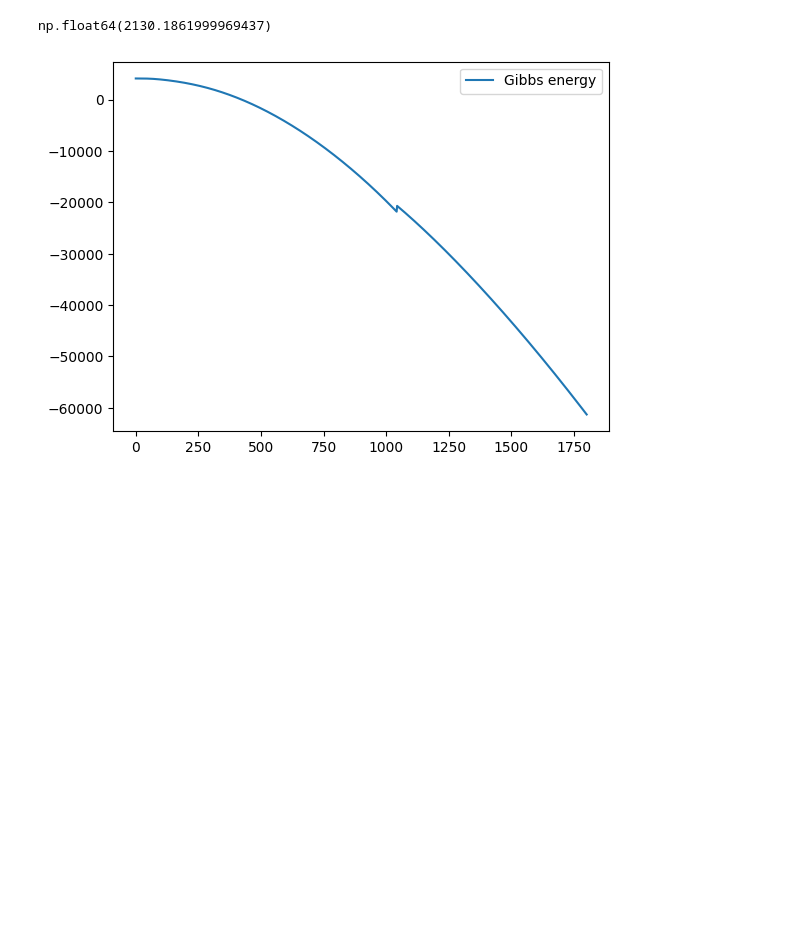
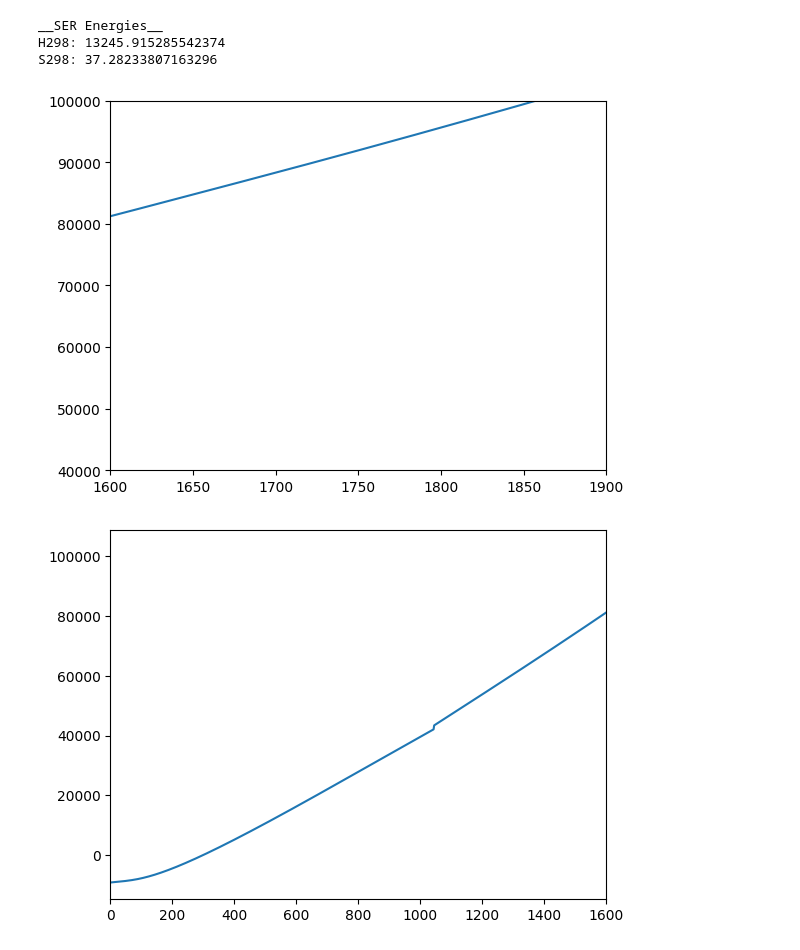
Before and after one commit to mfrichtl/librecalphad, a Jupyter notebook: libreCalphad/examples/Cp_fitting.ipynb, the cells around one changed output. Cells and saved outputs as stored; diff of their text form; code cells hidden in the pictures; blank space fills up the shorter version.

```diff
--- a/libreCalphad/examples/Cp_fitting.ipynb
+++ b/libreCalphad/examples/Cp_fitting.ipynb
@@ -117,22 +206,44 @@ RSE: 0.6207 J/mol/K
 # %%
-from libreCalphad.models.segmented_regression import calc_enthalpy, calc_entropy, calc_gibbs_energy, _xiong_enthalpy, _bent_cable_enthalpy
+import espei
+from libreCalphad.models.segmented_regression import calc_enthalpy, calc_entropy, calc_gibbs_energy, _xiong_enthalpy, _xiong_entropy, _bent_cable_enthalpy
 import matplotlib.pyplot as plt
+import numpy as np
+import pandas as pd
 
-xiong_params = [beta_Fe, struct_fact_bcc, Tc_Fe]
-# enthalpy = calc_enthalpy(df_model["temperature"], min_fits, xiong_params=xiong_params)
-# xiong_enthalpy = _xiong_enthalpy(df_model["temperature"], *xiong_params)
+# magnetic model constants
+beta_Fe = 2.22  # magnetic moment per atom Fe
+struct_fact_bcc = 0.37
+Tc_Fe = 1043  # K, Curie temperature for Fe
+theta_Fe = 309  # K, Einstein temperature from Chen & Sundman
+xiong_params = {"beta": beta_Fe, "p": struct_fact_bcc, "Tc": Tc_Fe}
+H298 = calc_enthalpy(298.15, min_fits, xiong_params=xiong_params)
+S298 = calc_entropy(298.15, min_fits, xiong_params=xiong_params)
+df_model = pd.DataFrame()
+df_model["temperature"] = np.linspace(1, 1900, num=1000)
+
+enthalpy = calc_enthalpy(df_model["temperature"], min_fits, xiong_params=xiong_params)
+# xiong_enthalpy = _xiong_enthalpy(df_model["temperature"], *list(xiong_params.values()))
+# xiong_entropy = _xiong_entropy(df_model["temperature"], *list(xiong_params.values()))
 # bc_enthalpy = _bent_cable_enthalpy(df_model["temperature"], *min_fits.x[1:])
-# entropy = calc_entropy(df_model["temperature"], min_fits, xiong_params=xiong_params)
+entropy = calc_entropy(df_model["temperature"], min_fits, xiong_params=xiong_params)
 gibbs = calc_gibbs_energy(df_model["temperature"], min_fits, xiong_params=xiong_params)
 
 fig, ax = plt.subplots()
-# ax.plot(enthalpy, label="enthalpy")
-# ax.plot(xiong_enthalpy, label="xiong")
-# ax.plot(bc_enthalpy, label="bent cable")
-# ax.plot(entropy, label="entropy")
-ax.plot(df_model["temperature"], gibbs, label="Gibbs energy")
-ax.legend()
-calc_gibbs_energy(298.15, min_fits, xiong_params=xiong_params)
+ax.plot(df_model["temperature"], enthalpy-H298)
+ax.set_xlim((1600, 1900))
+ax.set_ylim((40000,100000))
+
+
+fig, ax = plt.subplots()
+ax.plot(df_model["temperature"], enthalpy-H298)
+ax.set_xlim((0, 1600))
+
+print("__SER Energies__")
+print(f"H298: {H298}")
+print(f"S298: {S298}")
 # %% [output]
-np.float64(2130.1861999969437)
+__SER Energies__
+H298: 13245.915285542374
+S298: 37.28233807163296
-[figure, old version]
+[figure, new version]
+[figure, added]
```
Also changed, not shown: parts of 3 cells of this notebook, 32 other files.
